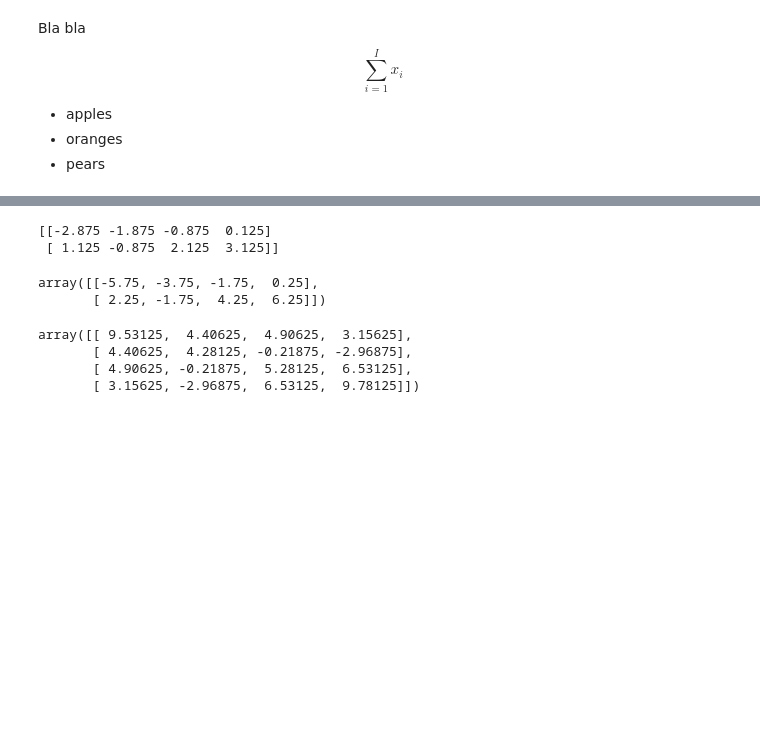
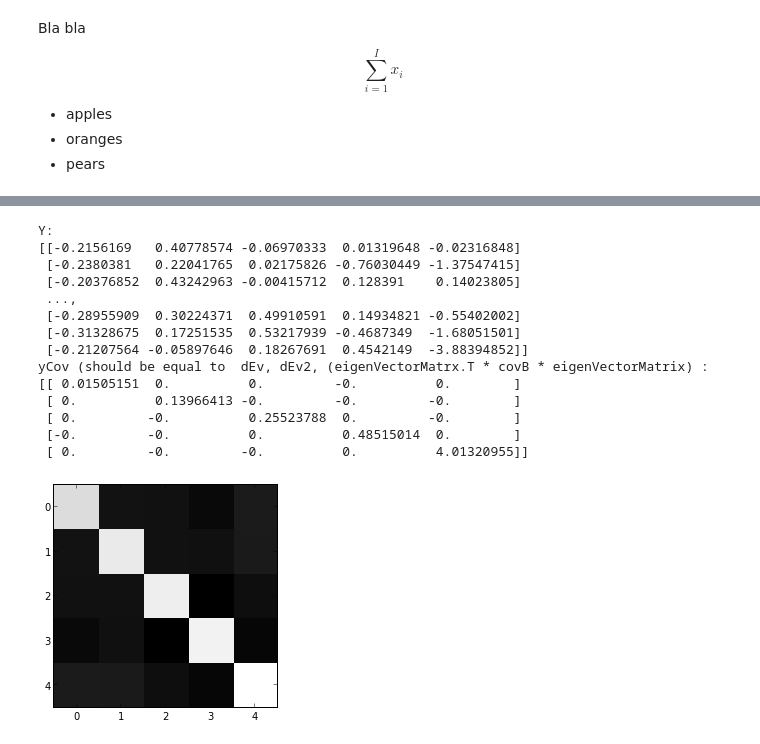
Before and after one commit to stablum/mlpm, a Jupyter notebook: testn.ipynb, the cells around one changed output, grey strips where cells are left out. Cells and saved outputs as stored; diff of their text form; code cells hidden in the pictures; blank space fills up the shorter version.

```diff
--- a/testn.ipynb
+++ b/testn.ipynb
@@ -347,15 +347,47 @@ B (normalized):
-# %%
-print B
-B + B
-# %% [output]
-[[-2.875 -1.875 -0.875  0.125]
- [ 1.125 -0.875  2.125  3.125]]
-array([[-5.75, -3.75, -1.75,  0.25],
-       [ 2.25, -1.75,  4.25,  6.25]])
-# %%
-np.dot(B.T,B)
-# %% [output]
-array([[ 9.53125,  4.40625,  4.90625,  3.15625],
-       [ 4.40625,  4.28125, -0.21875, -2.96875],
-       [ 4.90625, -0.21875,  5.28125,  6.53125],
-       [ 3.15625, -2.96875,  6.53125,  9.78125]])
+# %%
+
+
+"""
+print B[0,:]
+y0 = dot(eigenVectors.T,B[0,:].T)
+y1 = dot(eigenVectors.T,B[1,:].T)
+y2 = dot(eigenVectors.T,B[2,:].T)
+y3 = dot(eigenVectors.T,B[3,:].T)
+y4 = dot(eigenVectors.T,B[4,:].T)
+print y0
+print y1
+print y2
+print y3
+print y4
+Y = np.array([y0,y1,y2,y3,y4])
+print Y
+"""
+# RULE:
+# stacking rows of Y2: X * (row of y).T ==> Y2
+# equals
+# X * Y.T ==> Y2
+Y = np.dot(eigenVectors.T, B.T)
+print "Y:\n%s" % Y.T
+Y = Y.T
+
+yCov =  np.cov(Y.T)
+print "yCov (should be equal to  dEv, dEv2, (eigenVectorMatrx.T * covB * eigenVectorMatrix) :\n%s" % yCov
+imshow(log(abs(yCov)), cmap='gray', interpolation='nearest')
+
+show()
+# %% [output]
+Y:
+[[-0.2156169   0.40778574 -0.06970333  0.01319648 -0.02316848]
+ [-0.2380381   0.22041765  0.02175826 -0.76030449 -1.37547415]
+ [-0.20376852  0.43242963 -0.00415712  0.128391    0.14023805]
+ ...,
+ [-0.28955909  0.30224371  0.49910591  0.14934821 -0.55402002]
+ [-0.31328675  0.17251535  0.53217939 -0.4687349  -1.68051501]
+ [-0.21207564 -0.05897646  0.18267691  0.4542149  -3.88394852]]
+yCov (should be equal to  dEv, dEv2, (eigenVectorMatrx.T * covB * eigenVectorMatrix) :
+[[ 0.01505151  0.          0.         -0.          0.        ]
+ [ 0.          0.13966413 -0.         -0.         -0.        ]
+ [ 0.         -0.          0.25523788  0.         -0.        ]
+ [-0.         -0.          0.          0.48515014  0.        ]
+ [ 0.         -0.         -0.          0.          4.01320955]]
+[figure, added]
```
Also changed, not shown: parts of 12 cells of this notebook.
